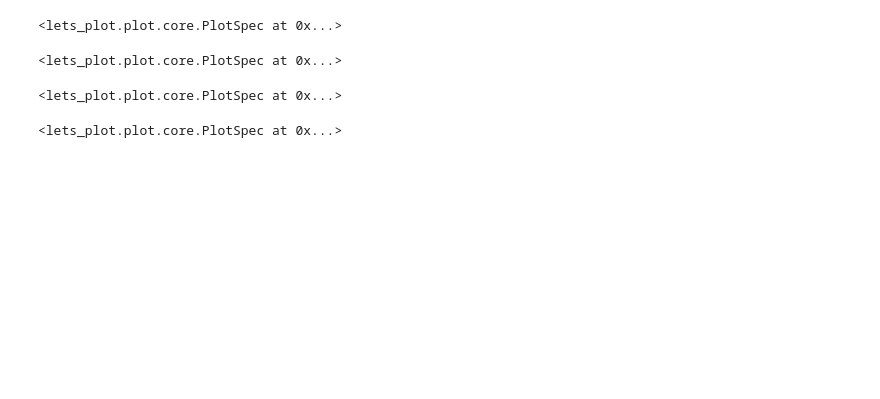
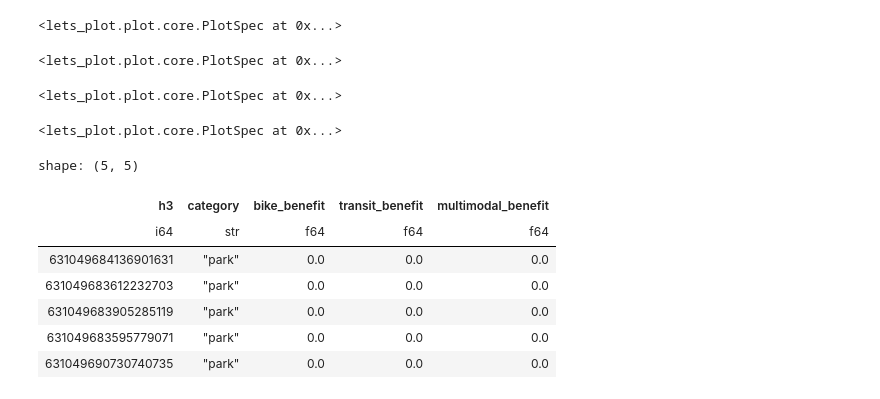
Before and after one commit to hextransit/n-minute-city, a Jupyter notebook: python/single_city_eval.ipynb, the cells around one changed output. Saved outputs shown, nothing was run; the diff lists cells and outputs as text; code cells hidden in the pictures; blank space fills up the shorter version.

```diff
--- a/python/single_city_eval.ipynb
+++ b/python/single_city_eval.ipynb
@@ -208,3 +216,14 @@ ggplot(benefit_df.to_pandas()) + \
     ggtitle(f"Multimodal travel time benefit over walking in [{city_name}]")
 # %% [output]
 <lets_plot.plot.core.PlotSpec at 0x...>
+# %%
+benefit_df.head()
+# %% [output]
+shape: (5, 5)
+| h3 | category | bike_benefit | transit_benefit | multimodal_benefit |
+| i64 | str | f64 | f64 | f64 |
+| 631049684136901631 | "park" | 0.0 | 0.0 | 0.0 |
+| 631049683612232703 | "park" | 0.0 | 0.0 | 0.0 |
+| 631049683905285119 | "park" | 0.0 | 0.0 | 0.0 |
+| 631049683595779071 | "park" | 0.0 | 0.0 | 0.0 |
+| 631049690730740735 | "park" | 0.0 | 0.0 | 0.0 |
```
Also changed, not shown: parts of 9 cells of this notebook, 2 other files.
